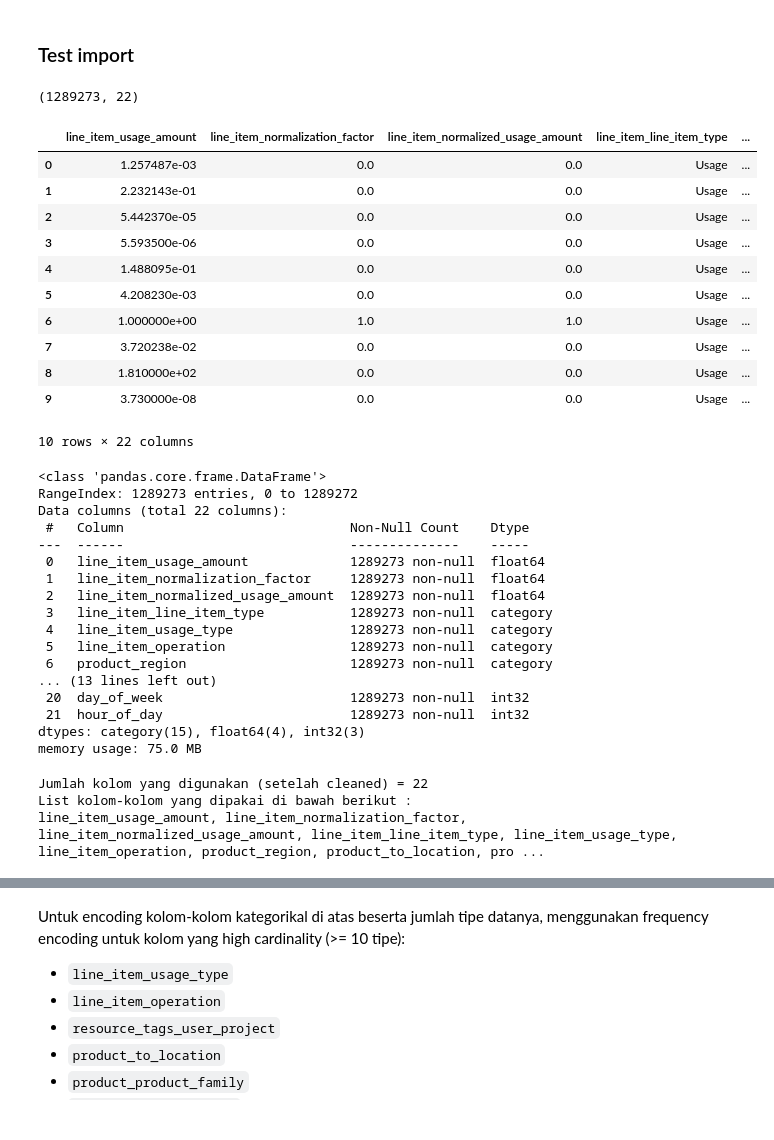
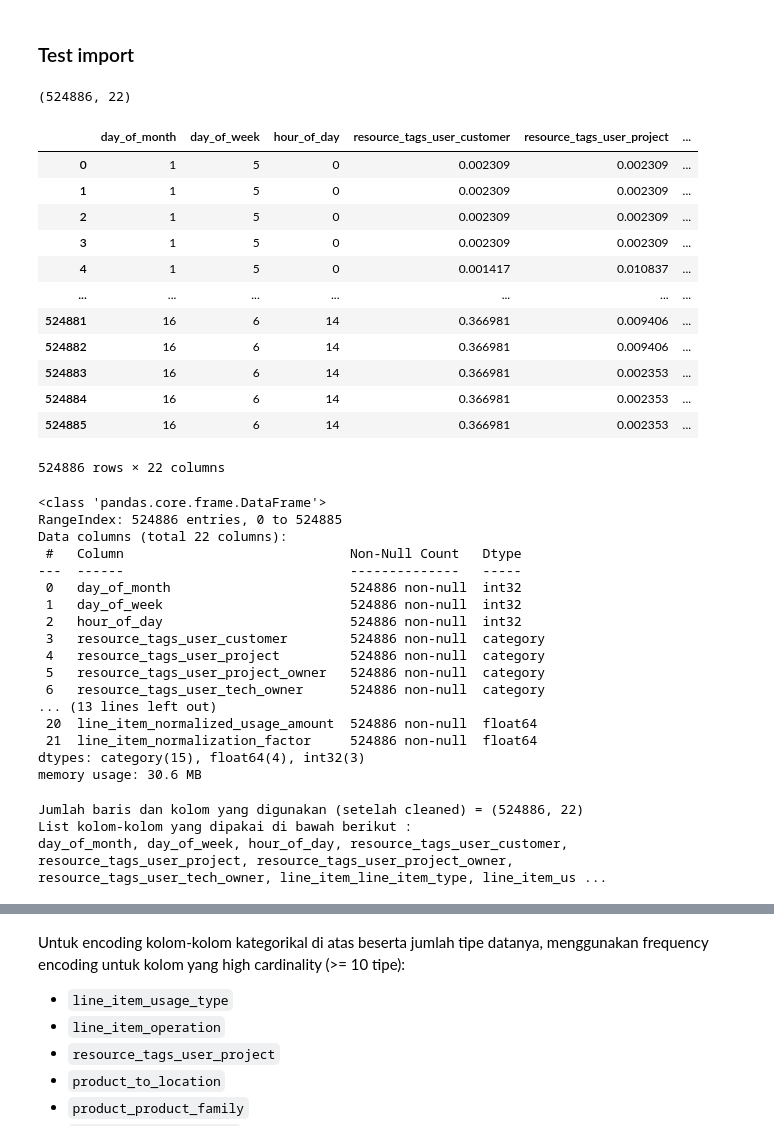
Before and after one commit to diyangraditya/thesis, a Jupyter notebook: Notebooks/copy-main.ipynb, the cells around one changed output, grey strips where cells are left out. Cells and saved outputs as stored; diff of their text form; code cells hidden in the pictures.

```diff
--- a/Notebooks/copy-main.ipynb
+++ b/Notebooks/copy-main.ipynb
@@ -826,11 +807,11 @@ detail kolom `day_of_months` : tanggal
 
 detail kolom `hour_of_day` : jam
 # %%
-df_cleaned1.sort_values(by=['day_of_month', 'hour_of_day'], inplace=True)
+df_hourly.sort_values(by=['day_of_month', 'hour_of_day'], inplace=True)
 
 # Reset index after sorting
-df_cleaned1.reset_index(drop=True, inplace=True)
-df_cleaned1
+df_hourly.reset_index(drop=True, inplace=True)
+df_hourly
 # %% [output]
 |  | line_item_usage_amount | line_item_normalization_factor | line_item_normalized_usage_amount | line_item_line_item_type | ... |
 | 0 | 1.257487e-03 | 0.0 | 0.0 | Usage | ... |
@@ -880,50 +889,51 @@ Cleaned dataset is stored
 # %% [markdown]
 ### Test import
 # %%
-test_impor = pd.read_csv("../cleaned-datasets/data-cleaned-final-rev2.csv")
+test_impor = pd.read_csv("../cleaned-datasets/data-cleaned-final-rev3.csv")
 test_impor.shape
 # %% [output]
-(1289273, 22)
+(524886, 22)
 # %%
-df_cleaned1.head(10)
+df_hourly
 # %% [output]
-|  | line_item_usage_amount | line_item_normalization_factor | line_item_normalized_usage_amount | line_item_line_item_type | ... |
-| 0 | 1.257487e-03 | 0.0 | 0.0 | Usage | ... |
-| 1 | 2.232143e-01 | 0.0 | 0.0 | Usage | ... |
-| 2 | 5.442370e-05 | 0.0 | 0.0 | Usage | ... |
-| 3 | 5.593500e-06 | 0.0 | 0.0 | Usage | ... |
-| 4 | 1.488095e-01 | 0.0 | 0.0 | Usage | ... |
-| 5 | 4.208230e-03 | 0.0 | 0.0 | Usage | ... |
-| 6 | 1.000000e+00 | 1.0 | 1.0 | Usage | ... |
-| 7 | 3.720238e-02 | 0.0 | 0.0 | Usage | ... |
-| 8 | 1.810000e+02 | 0.0 | 0.0 | Usage | ... |
-| 9 | 3.730000e-08 | 0.0 | 0.0 | Usage | ... |
+|  | day_of_month | day_of_week | hour_of_day | resource_tags_user_customer | resource_tags_user_project | ... |
+| 0 | 1 | 5 | 0 | 0.002309 | 0.002309 | ... |
+| 1 | 1 | 5 | 0 | 0.002309 | 0.002309 | ... |
+| 2 | 1 | 5 | 0 | 0.002309 | 0.002309 | ... |
+| 3 | 1 | 5 | 0 | 0.002309 | 0.002309 | ... |
+| 4 | 1 | 5 | 0 | 0.001417 | 0.010837 | ... |
+| ... | ... | ... | ... | ... | ... | ... |
+| 524881 | 16 | 6 | 14 | 0.366981 | 0.009406 | ... |
+| 524882 | 16 | 6 | 14 | 0.366981 | 0.009406 | ... |
+| 524883 | 16 | 6 | 14 | 0.366981 | 0.002353 | ... |
+| 524884 | 16 | 6 | 14 | 0.366981 | 0.002353 | ... |
+| 524885 | 16 | 6 | 14 | 0.366981 | 0.002353 | ... |
-10 rows × 22 columns
+524886 rows × 22 columns
 # %%
-df_cleaned1.info()
+df_hourly.info()
 # %% [output]
 <class 'pandas.core.frame.DataFrame'>
-RangeIndex: 1289273 entries, 0 to 1289272
+RangeIndex: 524886 entries, 0 to 524885
 Data columns (total 22 columns):
- #   Column                             Non-Null Count    Dtype
----  ------                             --------------    -----
- 0   line_item_usage_amount             1289273 non-null  float64
- 1   line_item_normalization_factor     1289273 non-null  float64
- 2   line_item_normalized_usage_amount  1289273 non-null  float64
- 3   line_item_line_item_type           1289273 non-null  category
- 4   line_item_usage_type               1289273 non-null  category
- 5   line_item_operation                1289273 non-null  category
- 6   product_region                     1289273 non-null  category
+ #   Column                             Non-Null Count   Dtype
+---  ------                             --------------   -----
+ 0   day_of_month                       524886 non-null  int32
+ 1   day_of_week                        524886 non-null  int32
+ 2   hour_of_day                        524886 non-null  int32
+ 3   resource_tags_user_customer        524886 non-null  category
+ 4   resource_tags_user_project         524886 non-null  category
+ 5   resource_tags_user_project_owner   524886 non-null  category
+ 6   resource_tags_user_tech_owner      524886 non-null  category
 ... (13 lines left out)
- 20  day_of_week                        1289273 non-null  int32
- 21  hour_of_day                        1289273 non-null  int32
+ 20  line_item_normalized_usage_amount  524886 non-null  float64
+ 21  line_item_normalization_factor     524886 non-null  float64
 dtypes: category(15), float64(4), int32(3)
-memory usage: 75.0 MB
+memory usage: 30.6 MB
 # %%
-print(f"Jumlah kolom yang digunakan (setelah cleaned) = {df_cleaned1.shape[1]}")
+print(f"Jumlah baris dan kolom yang digunakan (setelah cleaned) = {df_hourly.shape}")
 print("List kolom-kolom yang dipakai di bawah berikut : ")
-print(*df_cleaned1, sep=", ")
+print(*df_hourly, sep=", ")
 # %% [output]
-Jumlah kolom yang digunakan (setelah cleaned) = 22
+Jumlah baris dan kolom yang digunakan (setelah cleaned) = (524886, 22)
 List kolom-kolom yang dipakai di bawah berikut :
-line_item_usage_amount, line_item_normalization_factor, line_item_normalized_usage_amount, line_item_line_item_type, line_item_usage_type, line_item_operation, product_region, product_to_location, pro ...
+day_of_month, day_of_week, hour_of_day, resource_tags_user_customer, resource_tags_user_project, resource_tags_user_project_owner, resource_tags_user_tech_owner, line_item_line_item_type, line_item_us ...
```
Also changed, not shown: parts of 15 cells of this notebook.
